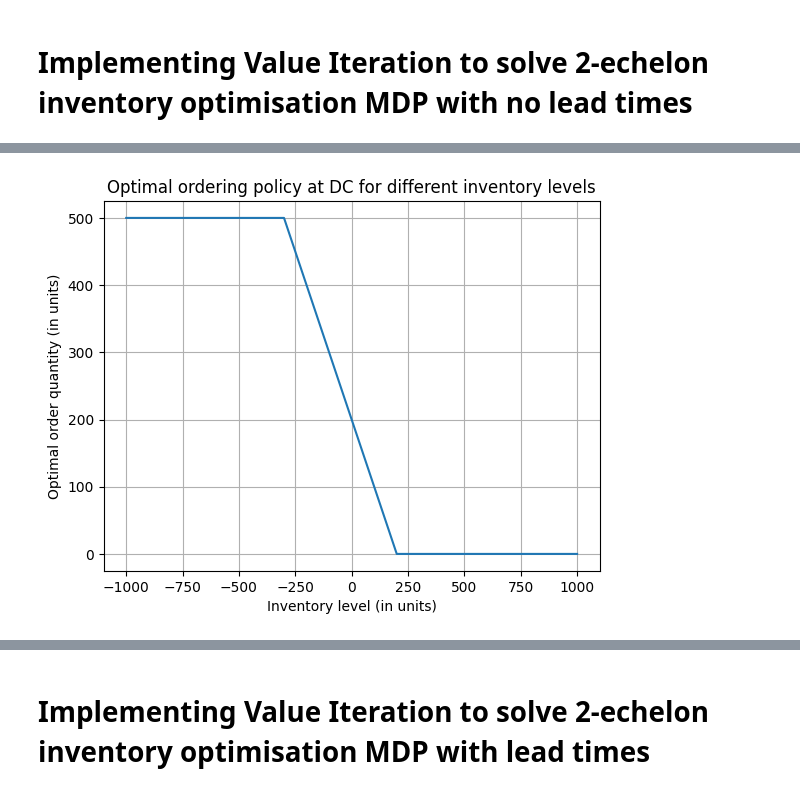
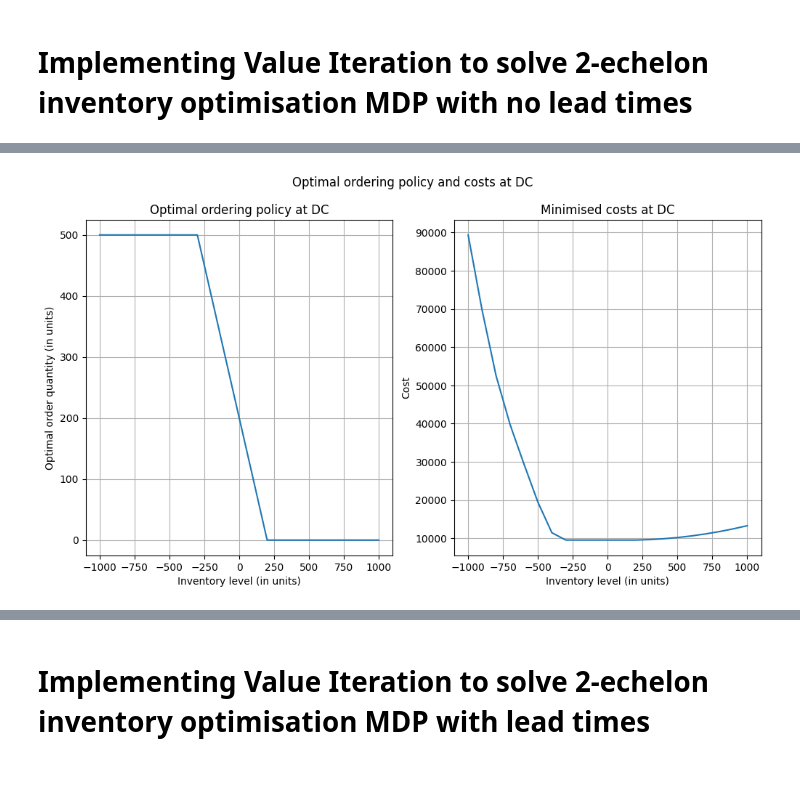
Before and after one commit to turtlesoul25/STOR-i_IM_PhDResearchProposal, a Jupyter notebook: SolveMDP.ipynb, the cells around one changed output, grey strips where cells are left out. Saved outputs shown, nothing was run; the diff lists cells and outputs as text; code cells hidden in the pictures.

Commit message:
obtained initial results for MDP with lead times

```diff
--- a/SolveMDP.ipynb
+++ b/SolveMDP.ipynb
@@ -50,8 +50,11 @@ cs = 0                                       # ordering/shipping costs
 P = create_P(demand_dist)
 R = create_R(demand_dist, ch, cb, cs)
 V_init = dict([(s, 0) for s in S])    # initial probability of winning at all states is 0
-gamma=0.999
+gamma=0.99
 bellman_eq_no_lead = value_update_func(capacity)
 
-results= value_iteration(S=S, A=A, P=P, R=R, gamma=0.99, max_iterations=1000,
+results= value_iteration(S=S, A=A, P=P, R=R, gamma=0.999, max_iterations=100,
                           bellman_eq=bellman_eq_no_lead, V_init=V_init, theta=1e-7)
+
+optimal_policy = results["optimal_policy"]
+cost_function = results["value_function"]
@@ -101,9 +61,14 @@ cost_function
 # %%
-plt.plot(*zip(*sorted(optimal_policy.items())))
-plt.title("Optimal ordering policy at DC for different inventory levels")
-plt.xlabel("Inventory level (in units)")
-plt.ylabel("Optimal order quantity (in units)")
-plt.grid()
+fig, ax = plt.subplots(1, 2, figsize=(12,6))
+ax[0].plot(*zip(*sorted(optimal_policy.items())))
+ax[0].set(title="Optimal ordering policy at DC", xlabel="Inventory level (in units)",
+ylabel = "Optimal order quantity (in units)")
+ax[0].grid()
+ax[1].plot(*zip(*sorted(cost_function.items())))
+ax[1].set(title="Minimised costs at DC", xlabel="Inventory level (in units)",
+ylabel = "Cost")
+ax[1].grid()
+plt.suptitle("Optimal ordering policy and costs at DC")
 plt.show()
 # %% [output]
-[figure, old version]
+[figure, new version]
```
Also changed, not shown: parts of 18 cells of this notebook, 1 other file.
